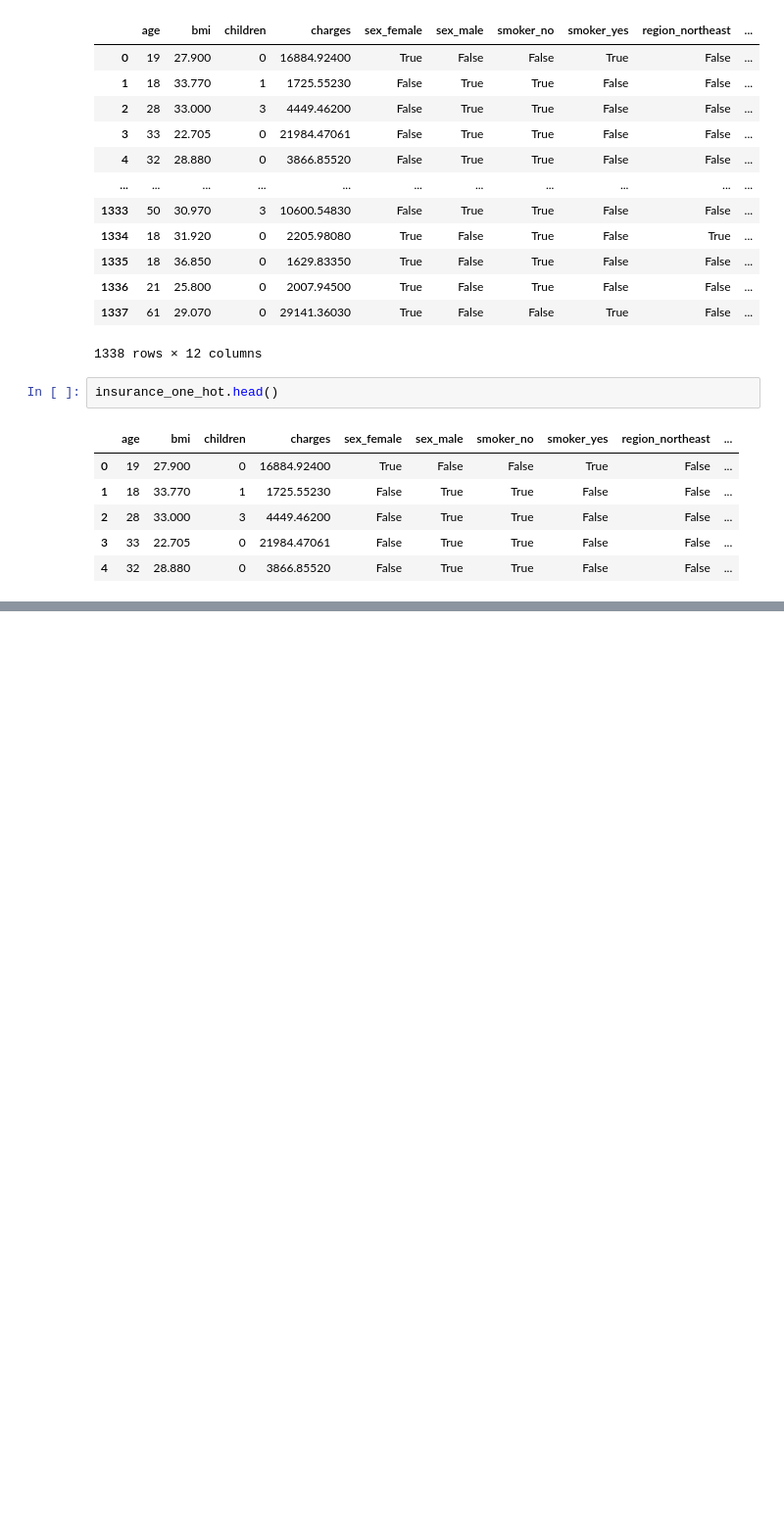
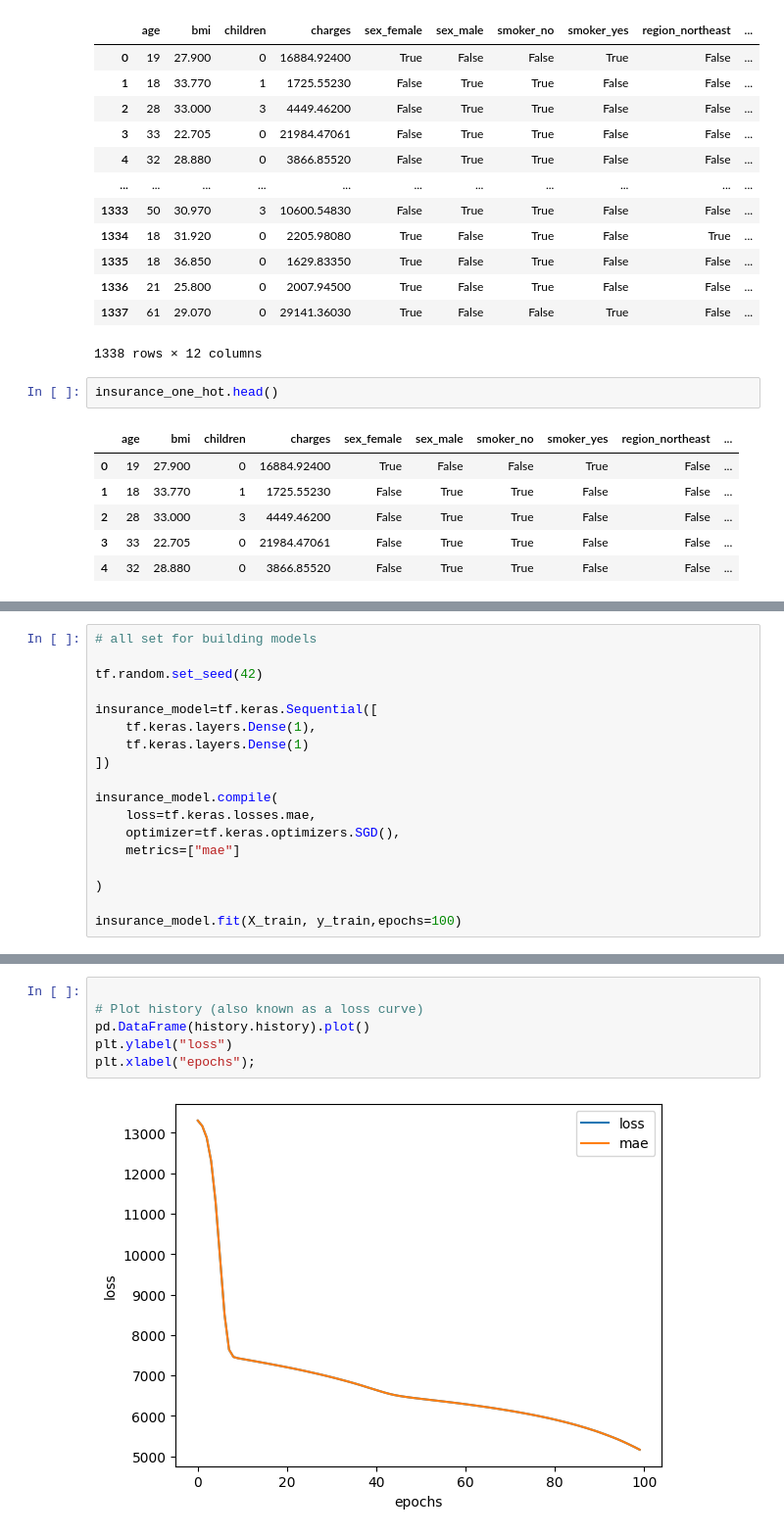
Before and after one commit to ADML003/Tensorflow, a Jupyter notebook: 01_NEURAL_NETWORK_REGRESSION_with_TF.ipynb, the cells around one changed output, grey strips where cells are left out. Shown: that part at 98% size. Saved outputs shown, nothing was run; the diff lists cells and outputs as text; blank space fills up the shorter version.

```diff
--- a/01_NEURAL_NETWORK_REGRESSION_with_TF.ipynb
+++ b/01_NEURAL_NETWORK_REGRESSION_with_TF.ipynb
@@ -844,0 +863,18 @@ insurance_one_hot.head()
+# %%
+# all set for building models
+
+tf.random.set_seed(42)
+
+insurance_model=tf.keras.Sequential([
+    tf.keras.layers.Dense(1),
+    tf.keras.layers.Dense(1)
+])
+
+insurance_model.compile(
+    loss=tf.keras.losses.mae,
+    optimizer=tf.keras.optimizers.SGD(),
+    metrics=["mae"]
+
+)
+
+insurance_model.fit(X_train, y_train,epochs=100)
@@ -844,0 +955,8 @@ insurance_one_hot.head()
+# %%
+
+# Plot history (also known as a loss curve)
+pd.DataFrame(history.history).plot()
+plt.ylabel("loss")
+plt.xlabel("epochs");
+# %% [output]
+[figure, added]
```
Also changed, not shown: parts of 40 cells of this notebook.
